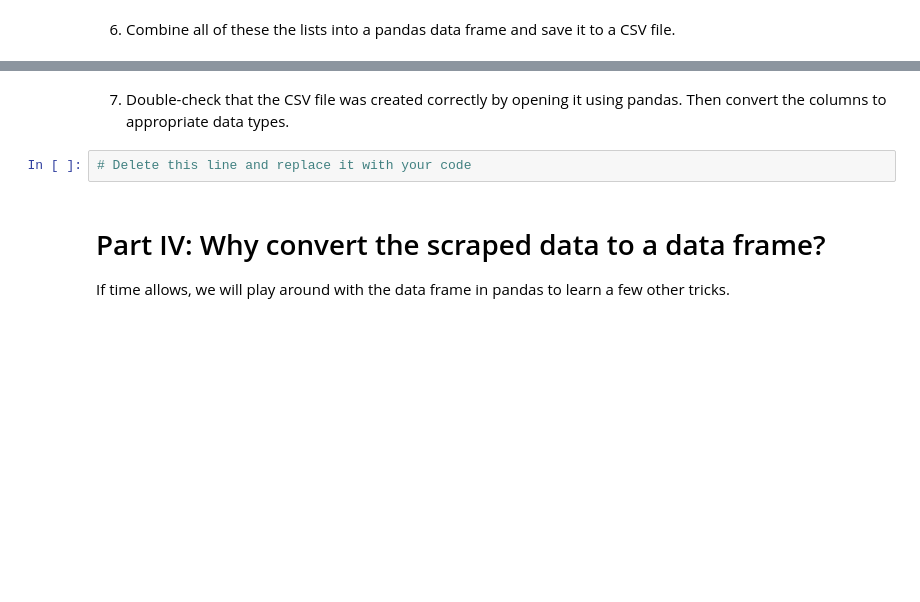
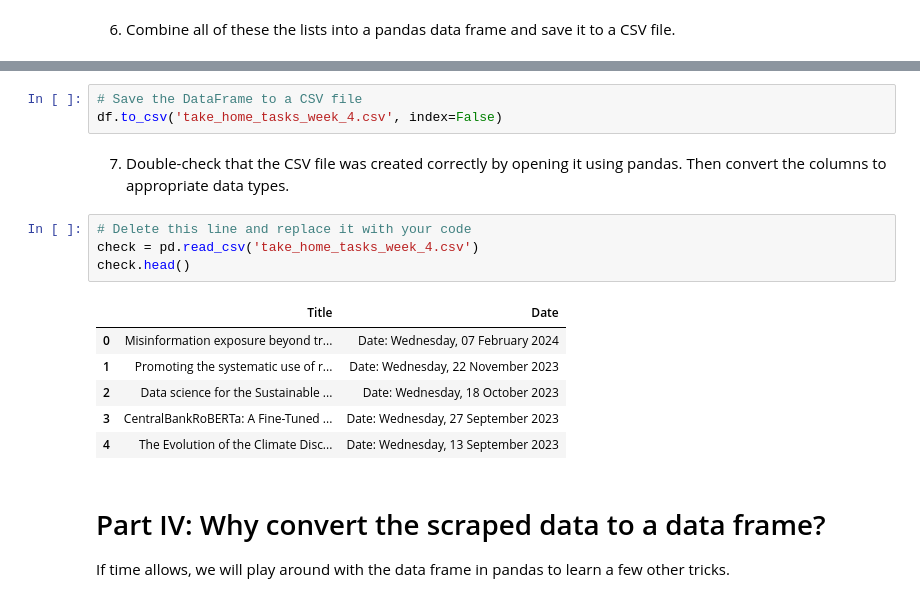
Before and after one commit to danielhalm1407/ds105-new, a Jupyter notebook: w04-lecture/LSE_DS105W_2024_W04_lecture.ipynb, the cells around one changed output, grey strips where cells are left out. Cells and saved outputs as stored; diff of their text form; blank space fills up the shorter version.

Commit message:
completed take home tasks week 4

```diff
--- a/LSE_DS105W_2024_W04_lecture.ipynb
+++ b/w04-lecture/LSE_DS105W_2024_W04_lecture.ipynb
@@ -439,7 +558,19 @@ _Delete this line and write your answer here_
+# %%
+# Save the DataFrame to a CSV file
+df.to_csv('take_home_tasks_week_4.csv', index=False)
 # %% [markdown]
 7. Double-check that the CSV file was created correctly by opening it using pandas. Then convert the columns to appropriate data types.
 # %%
 # Delete this line and replace it with your code
+check = pd.read_csv('take_home_tasks_week_4.csv')
+check.head()
+# %% [output]
+|  | Title | Date |
+| 0 | Misinformation exposure beyond tr... | Date: Wednesday, 07 February 2024 |
+| 1 | Promoting the systematic use of r... | Date: Wednesday, 22 November 2023 |
+| 2 | Data science for the Sustainable ... | Date: Wednesday, 18 October 2023 |
+| 3 | CentralBankRoBERTa: A Fine-Tuned ... | Date: Wednesday, 27 September 2023 |
+| 4 | The Evolution of the Climate Disc... | Date: Wednesday, 13 September 2023 |
 # %% [markdown]
 # Part IV: Why convert the scraped data to a data frame?
 
```
Also changed, not shown: parts of 12 cells of this notebook, 2 other files.
